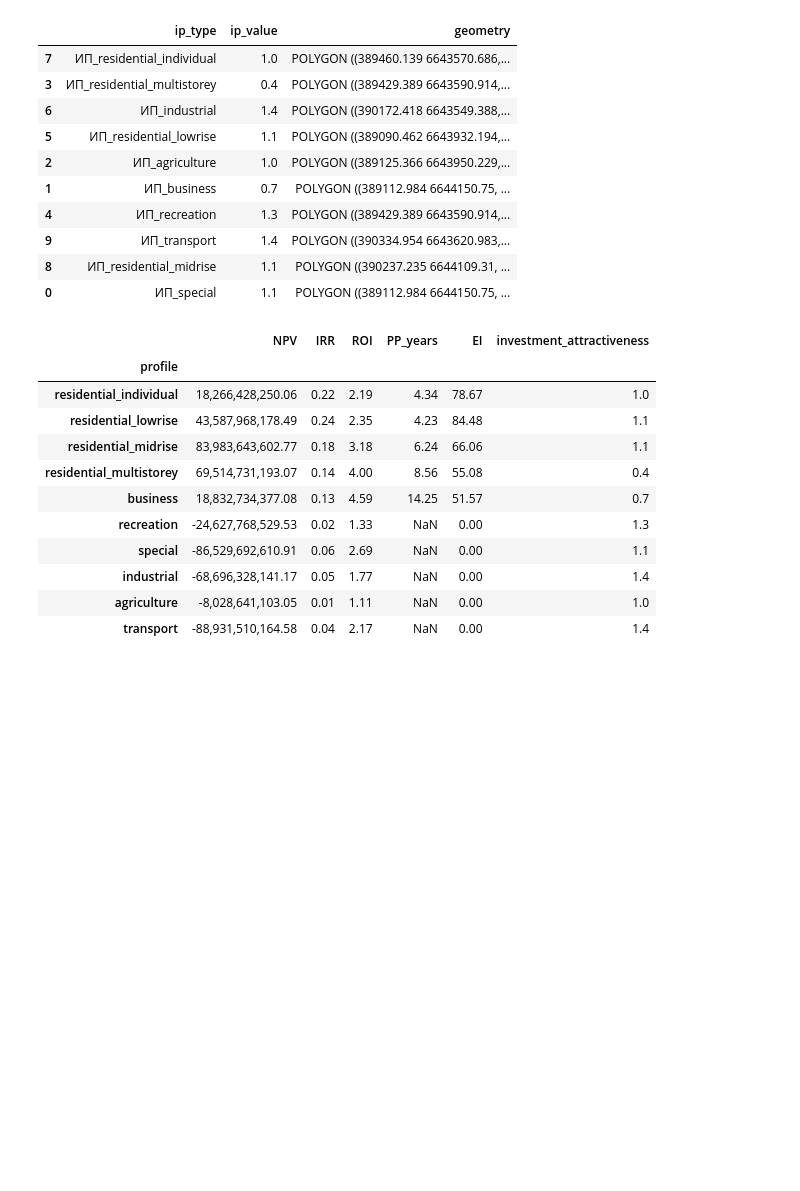
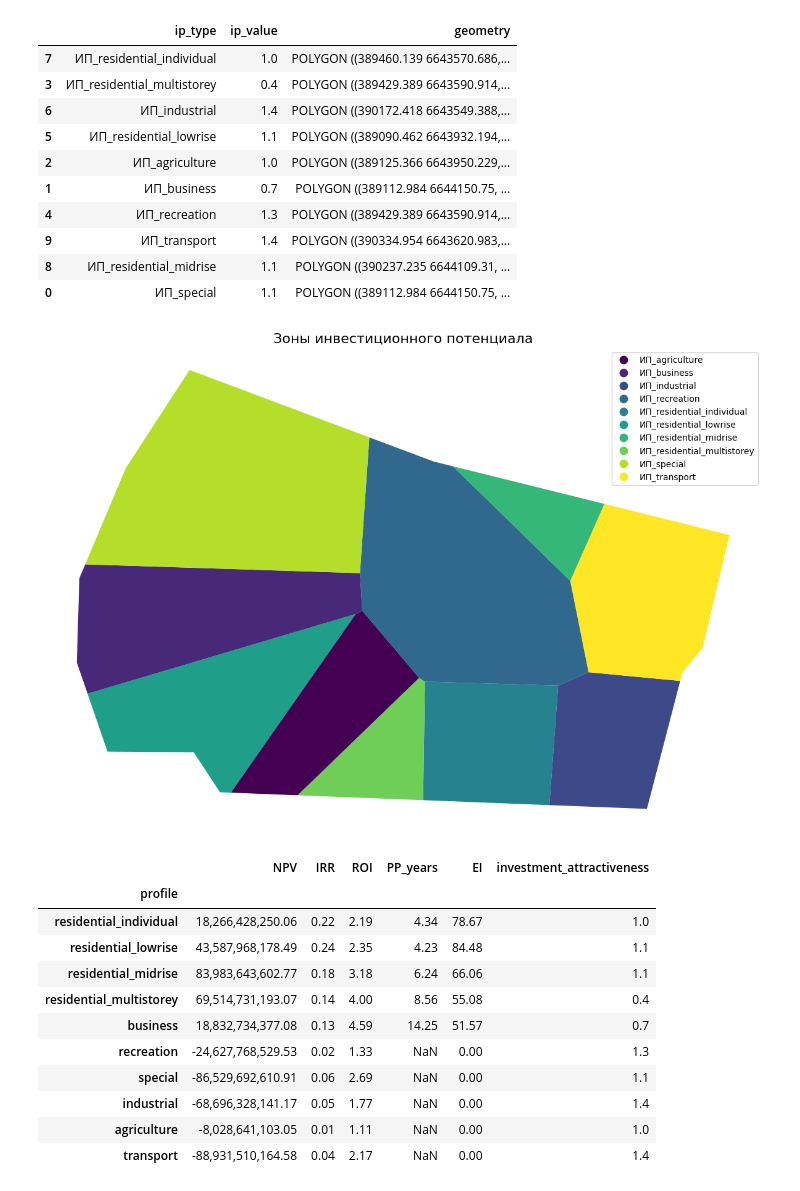
Before and after one commit to Mvin8/Urbanomy, a Jupyter notebook: examples/F3_project.ipynb, the cells around one changed output. Saved outputs shown, nothing was run; the diff lists cells and outputs as text; code cells hidden in the pictures; blank space fills up the shorter version.

```diff
--- a/examples/F3_project.ipynb
+++ b/examples/F3_project.ipynb
@@ -154,6 +175,29 @@ zones_gdf
 | 9 | ИП_transport | 1.4 | POLYGON ((390334.954 6643620.983,... |
 | 8 | ИП_residential_midrise | 1.1 | POLYGON ((390237.235 6644109.31, ... |
 | 0 | ИП_special | 1.1 | POLYGON ((389112.984 6644150.75, ... |
+# %%
+import matplotlib.pyplot as plt
+
+# Создаём фигуру побольше
+fig, ax = plt.subplots(figsize=(15, 15))
+
+# Рисуем на нашей оси
+zones_gdf.plot(
+    column="ip_type",
+    cmap="viridis",
+    legend=True,
+    ax=ax
+)
+
+# Убираем оси
+ax.set_axis_off()
+
+# Увеличиваем шрифт заголовка, если нужно
+plt.title("Зоны инвестиционного потенциала", fontsize=16)
+
+plt.show()
+# %% [output]
+[figure, added]
 # %%
 # ---------------------------------------------------------------------------
 # 1.  Быстрый генератор денежных потоков по бенчмаркам
```
Also changed, not shown: parts of 3 cells of this notebook.
